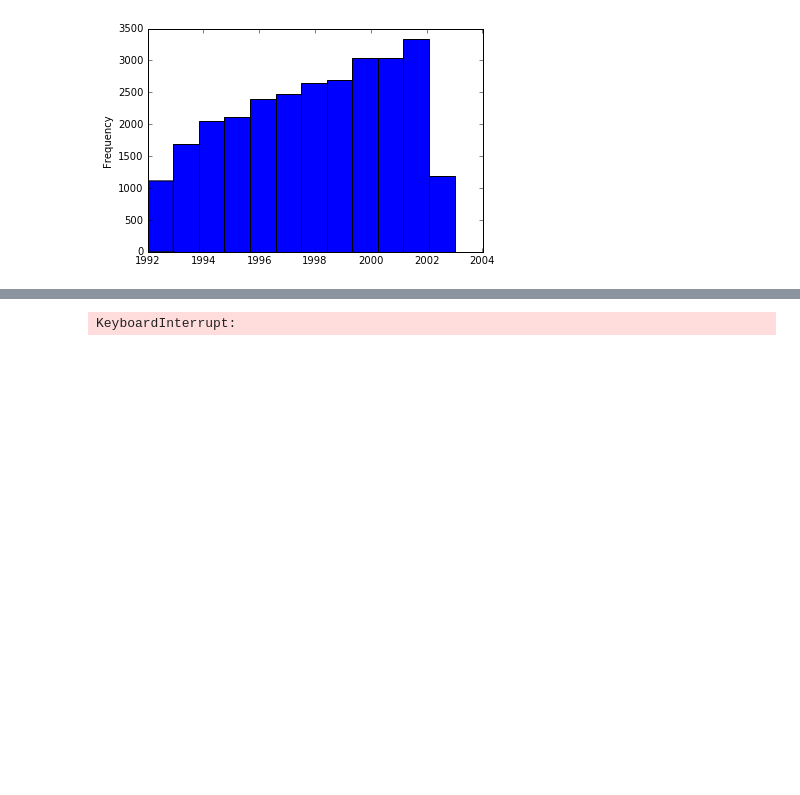
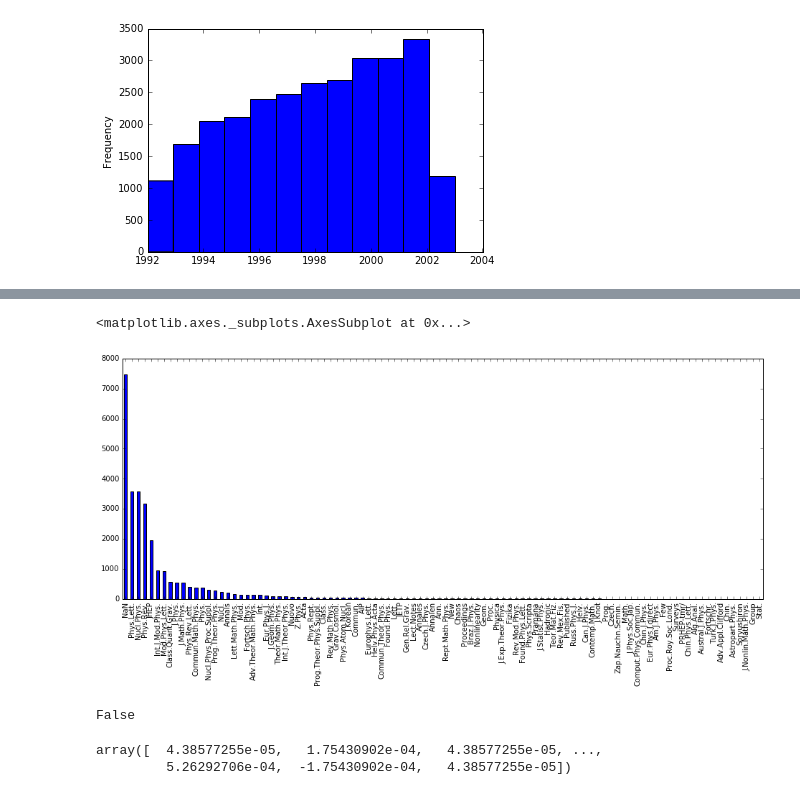
Before and after one commit to brozi/graphs-and-text, a Jupyter notebook: data_exporation.ipynb, the cells around one changed output, grey strips where cells are left out. Drawn from its saved outputs; the diff is of its cells as text; code cells hidden in the pictures; blank space fills up the shorter version.

```diff
--- a/data_exporation.ipynb
+++ b/data_exporation.ipynb
@@ -48,3 +51,15 @@ info.head()
+# %%
+plt.figure(figsize=(16,6))
+journals=pd.get_dummies(info["journal"]).sum()
+journals["NaN"] = info["journal"].isnull().sum()
+journals.sort_values(ascending=False)[:100].plot(kind="bar")
+# %% [output]
+<matplotlib.axes._subplots.AxesSubplot at 0x...>
+[figure, added]
+# %%
+np.nan == np.nan
+# %% [output]
+False
 # %%
 import random
 import numpy as np
@@ -135,4 +149,5 @@ def compute_betweeness_array(array_from_to, graph):
 # %%
-compute_betweeness_array(train[[0,1]], G)
+compute_betweeness_array(training_set_reduced, G)
 # %% [output]
-KeyboardInterrupt:
+array([  4.38577255e-05,   1.75430902e-04,   4.38577255e-05, ...,
+         5.26292706e-04,  -1.75430902e-04,   4.38577255e-05])
```
Also changed, not shown: parts of 12 cells of this notebook, 1 other file.
